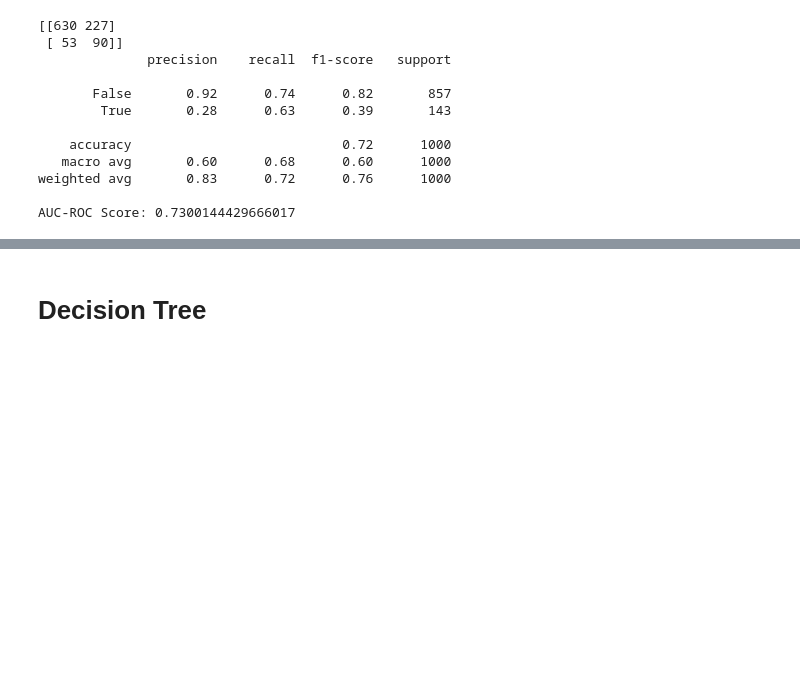
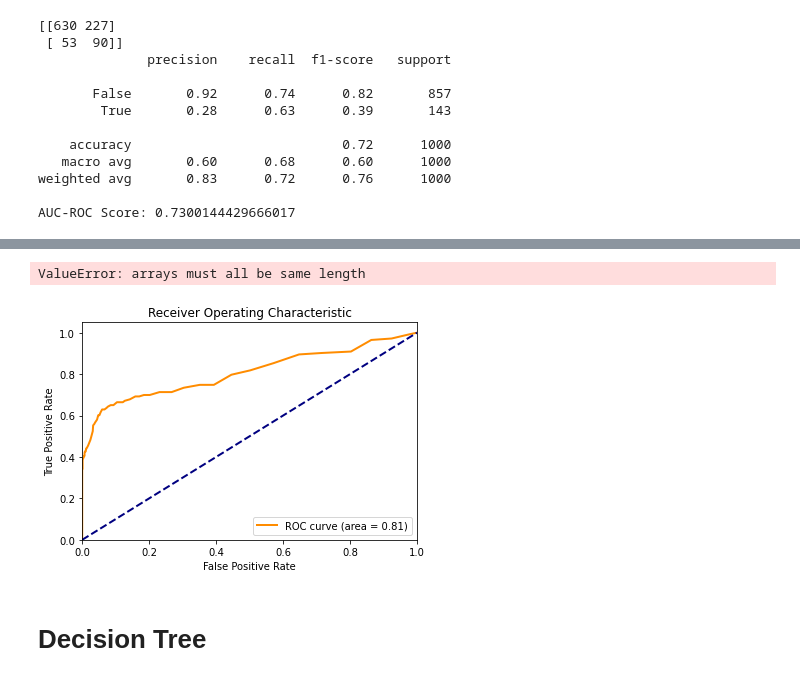
Before and after one commit to marymusyoka/Phase_3_Project, a Jupyter notebook: index.ipynb, the cells around one changed output, grey strips where cells are left out. Cells and saved outputs as stored; diff of their text form; code cells hidden in the pictures; blank space fills up the shorter version.

```diff
--- a/index.ipynb
+++ b/index.ipynb
@@ -511,0 +607,13 @@ AUC-ROC Score: 0.7300144429666017
+# %%
+from sklearn.ensemble import RandomForestClassifier
+
+# Initialize and train the model
+rf_clf = RandomForestClassifier(random_state=42)
+rf_clf.fit(X_train, y_train)
+
+# Make predictions
+rf_y_pred = rf_clf.predict(X_test)
+
+# Evaluate the model
+print(confusion_matrix(y_test, rf_y_pred))
+print(classification_report(y_test, rf_y_pred))
@@ -512,3 +637,37 @@ AUC-ROC Score: 0.7300144429666017
+# %%
+importances = rf_clf.feature_importances_
+feature_names = X.columns
+
+# Create a DataFrame for feature importances
+feature_importance_df = pd.DataFrame({'Feature': feature_names, 'Importance': importances})
+feature_importance_df = feature_importance_df.sort_values(by='Importance', ascending=False)
+
+print(feature_importance_df)
+# %% [output]
+ValueError: arrays must all be same length
+# %%
+from sklearn.metrics import roc_curve, auc
+import matplotlib.pyplot as plt
+
+# Get the probability scores
+y_probs = rf_clf.predict_proba(X_test)[:, 1]
+
+# Compute ROC curve and AUC
+fpr, tpr, _ = roc_curve(y_test, y_probs)
+roc_auc = auc(fpr, tpr)
+
+plt.figure()
+plt.plot(fpr, tpr, color='darkorange', lw=2, label=f'ROC curve (area = {roc_auc:.2f})')
+plt.plot([0, 1], [0, 1], color='navy', lw=2, linestyle='--')
+plt.xlim([0.0, 1.0])
+plt.ylim([0.0, 1.05])
+plt.xlabel('False Positive Rate')
+plt.ylabel('True Positive Rate')
+plt.title('Receiver Operating Characteristic')
+plt.legend(loc='lower right')
+plt.show()
+# %% [output]
+[figure, added]
 # %% [markdown]
 # Decision Tree
 # %%
```
Also changed, not shown: parts of 29 cells of this notebook.
